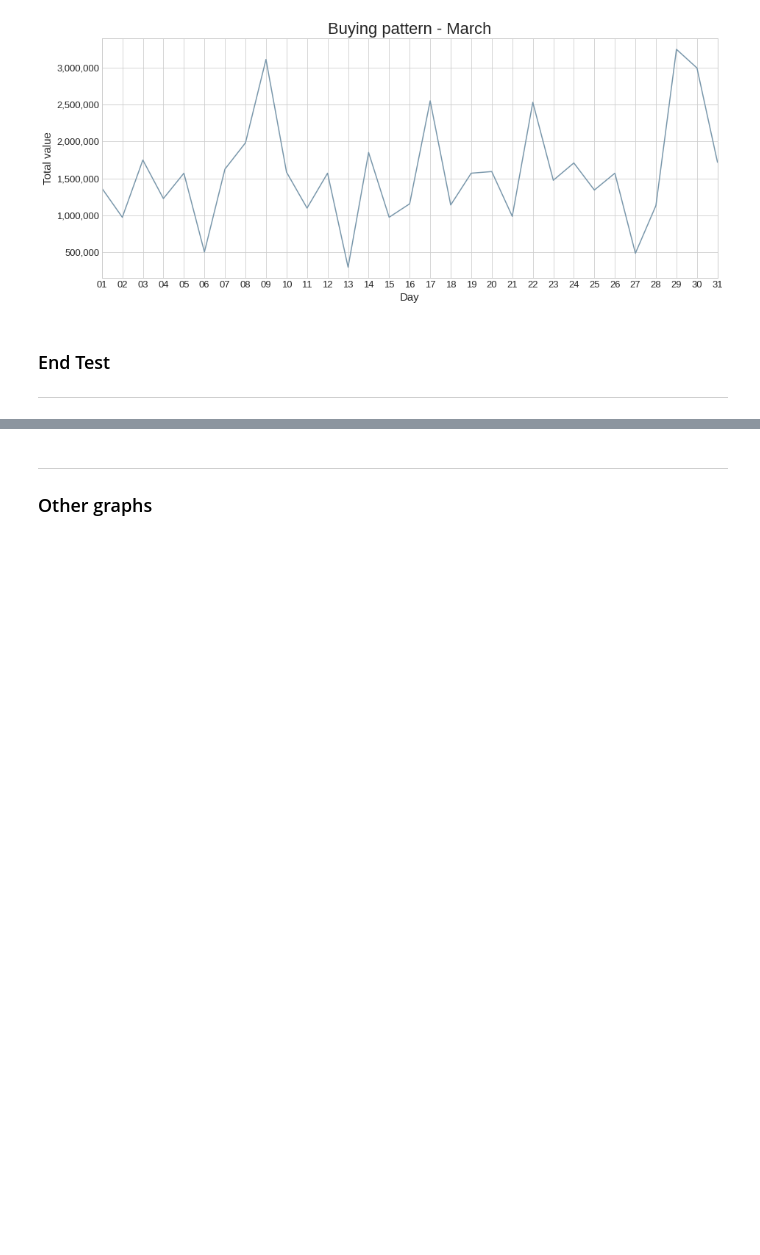
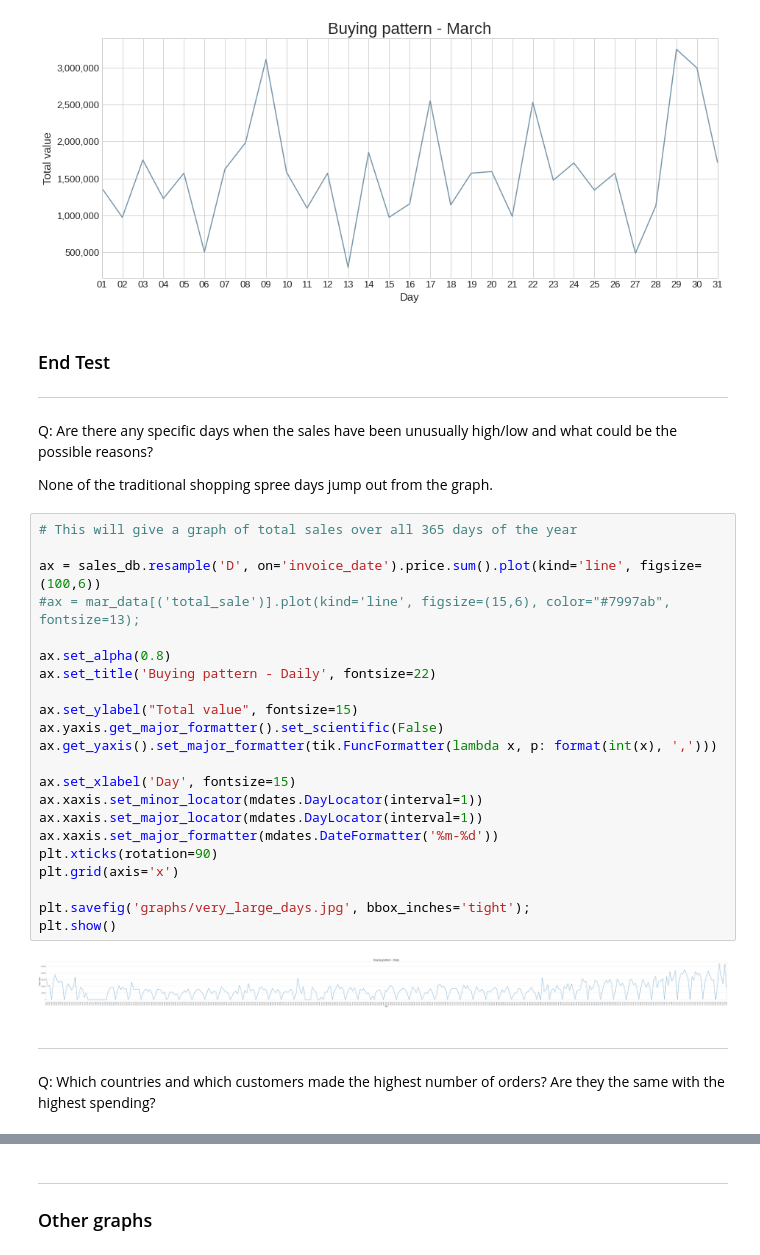
Before and after one commit to jmb-oddbook/ecom_project, a Jupyter notebook: ecom_viz.ipynb, the cells around one changed output, grey strips where cells are left out. Cells and saved outputs as stored; diff of their text form; blank space fills up the shorter version.

```diff
--- a/ecom_viz.ipynb
+++ b/ecom_viz.ipynb
@@ -298,3 +298,35 @@ plt.show()
 ### End Test
 
 <hr>
+# %% [markdown]
+Q: Are there any specific days when the sales have been unusually high/low and what could be the possible reasons?
+
+None of the traditional shopping spree days jump out from the graph.
+# %%
+# This will give a graph of total sales over all 365 days of the year
+
+ax = sales_db.resample('D', on='invoice_date').price.sum().plot(kind='line', figsize=(100,6))
+#ax = mar_data[('total_sale')].plot(kind='line', figsize=(15,6), color="#7997ab", fontsize=13);
+
+ax.set_alpha(0.8)
+ax.set_title('Buying pattern - Daily', fontsize=22)
+
+ax.set_ylabel("Total value", fontsize=15)
+ax.yaxis.get_major_formatter().set_scientific(False)
+ax.get_yaxis().set_major_formatter(tik.FuncFormatter(lambda x, p: format(int(x), ',')))
+
+ax.set_xlabel('Day', fontsize=15)
+ax.xaxis.set_minor_locator(mdates.DayLocator(interval=1))
+ax.xaxis.set_major_locator(mdates.DayLocator(interval=1))
+ax.xaxis.set_major_formatter(mdates.DateFormatter('%m-%d'))
+plt.xticks(rotation=90)
+plt.grid(axis='x')
+
+plt.savefig('graphs/very_large_days.jpg', bbox_inches='tight');
+plt.show()
+# %% [output]
+[figure, added]
+# %% [markdown]
+<hr>
+
+Q: Which countries and which customers made the highest number of orders? Are they the same with the highest spending?
```
Also changed, not shown: parts of 13 cells of this notebook, 1 other file.
